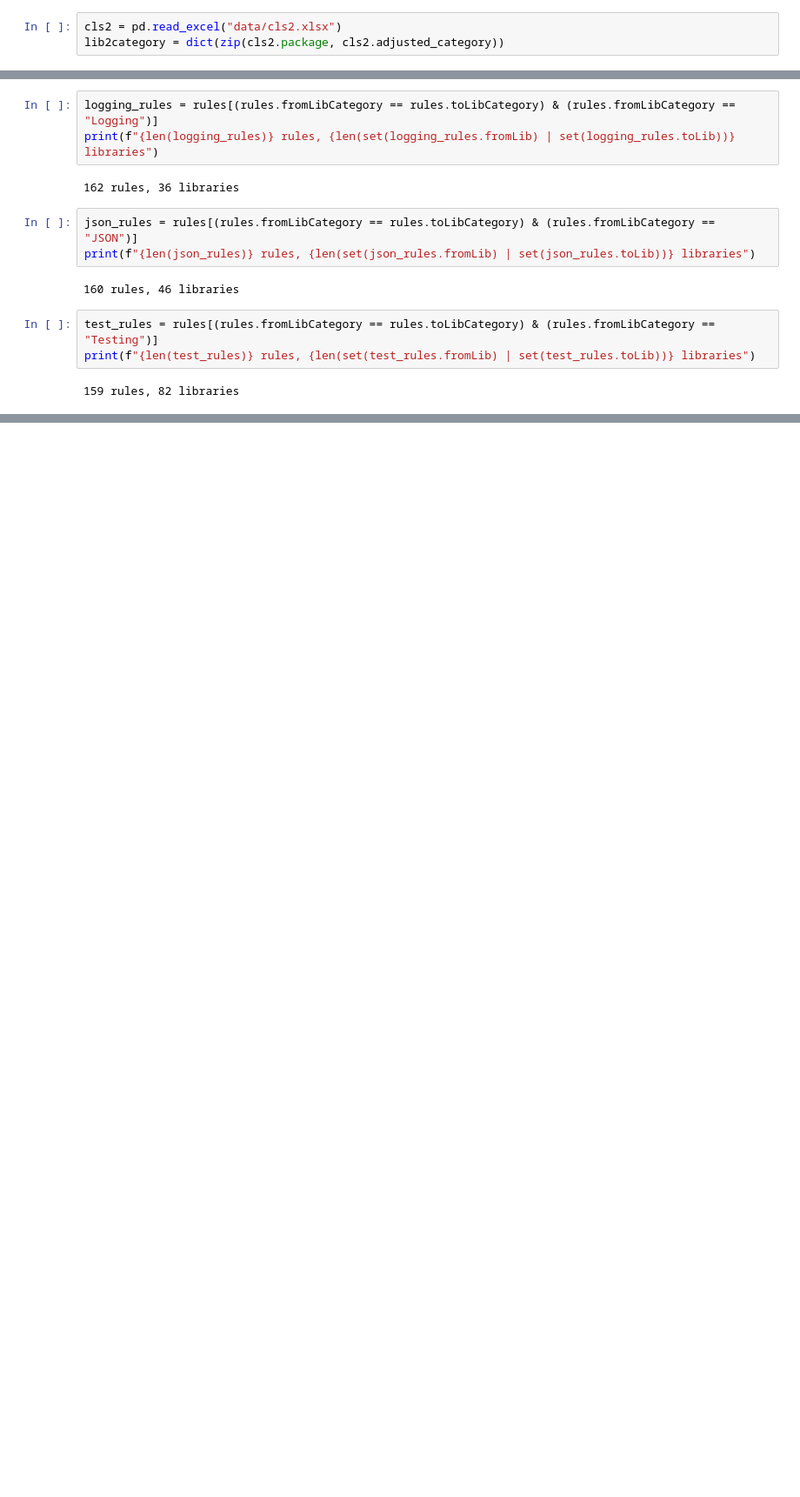
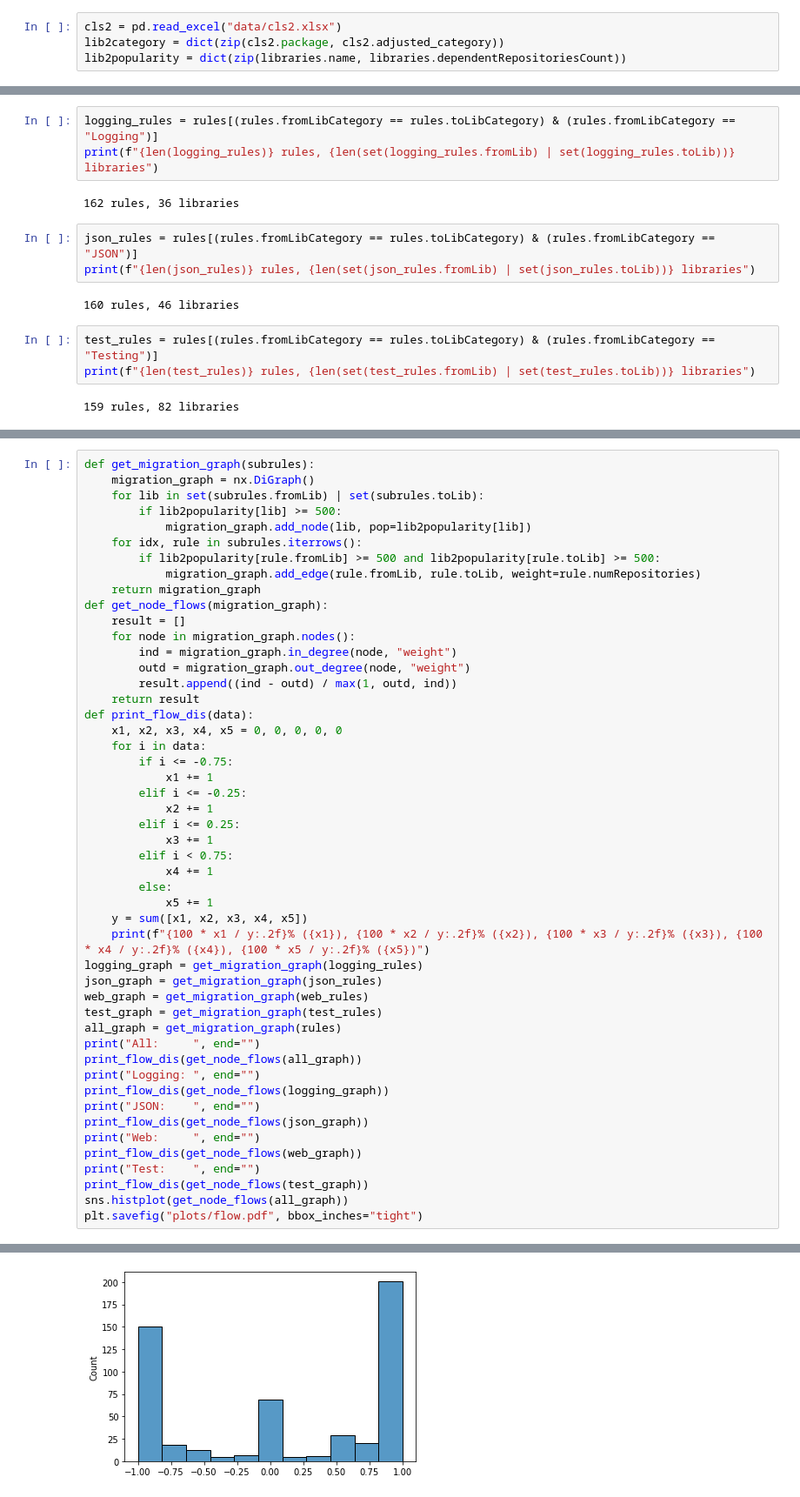
Before and after one commit to hehao98/LibraryMigration, a Jupyter notebook: plot_migrations.ipynb, the cells around one changed output, grey strips where cells are left out. Shown at 87% size. Saved outputs shown, nothing was run; the diff lists cells and outputs as text; blank space fills up the shorter version.

Commit message:
Improved migration graph

```diff
--- a/plot_migrations.ipynb
+++ b/plot_migrations.ipynb
@@ -33,6 +36,7 @@ print(f"{len(projects)} projects, {len(dep_changes)} dep changes")
 # %%
 cls2 = pd.read_excel("data/cls2.xlsx")
 lib2category = dict(zip(cls2.package, cls2.adjusted_category))
+lib2popularity = dict(zip(libraries.name, libraries.dependentRepositoriesCount))
 # %%
 rules["fromLibCategory"] = rules.fromLib.map(lambda x: lib2category[x])
 rules["toLibCategory"] = rules.toLib.map(lambda x: lib2category[x])
@@ -138,0 +102,50 @@ visualize_migration_graph(web_rules, "plots/graph-web.pdf", k=1)
+# %%
+def get_migration_graph(subrules):
+    migration_graph = nx.DiGraph()
+    for lib in set(subrules.fromLib) | set(subrules.toLib):
+        if lib2popularity[lib] >= 500:
+            migration_graph.add_node(lib, pop=lib2popularity[lib])
+    for idx, rule in subrules.iterrows():
+        if lib2popularity[rule.fromLib] >= 500 and lib2popularity[rule.toLib] >= 500:
+            migration_graph.add_edge(rule.fromLib, rule.toLib, weight=rule.numRepositories)
+    return migration_graph
+def get_node_flows(migration_graph):
+    result = []
+    for node in migration_graph.nodes():
+        ind = migration_graph.in_degree(node, "weight")
+        outd = migration_graph.out_degree(node, "weight")
+        result.append((ind - outd) / max(1, outd, ind))
+    return result
+def print_flow_dis(data):
+    x1, x2, x3, x4, x5 = 0, 0, 0, 0, 0
+    for i in data:
+        if i <= -0.75:
+            x1 += 1
+        elif i <= -0.25:
+            x2 += 1
+        elif i <= 0.25:
+            x3 += 1
+        elif i < 0.75:
+            x4 += 1
+        else:
+            x5 += 1
+    y = sum([x1, x2, x3, x4, x5])
+    print(f"{100 * x1 / y:.2f}% ({x1}), {100 * x2 / y:.2f}% ({x2}), {100 * x3 / y:.2f}% ({x3}), {100 * x4 / y:.2f}% ({x4}), {100 * x5 / y:.2f}% ({x5})")
+logging_graph = get_migration_graph(logging_rules)
+json_graph = get_migration_graph(json_rules)
+web_graph = get_migration_graph(web_rules)
+test_graph = get_migration_graph(test_rules)
+all_graph = get_migration_graph(rules)
+print("All:     ", end="")
+print_flow_dis(get_node_flows(all_graph))
+print("Logging: ", end="")
+print_flow_dis(get_node_flows(logging_graph))
+print("JSON:    ", end="")
+print_flow_dis(get_node_flows(json_graph))
+print("Web:     ", end="")
+print_flow_dis(get_node_flows(web_graph))
+print("Test:    ", end="")
+print_flow_dis(get_node_flows(test_graph))
+sns.histplot(get_node_flows(all_graph))
+plt.savefig("plots/flow.pdf", bbox_inches="tight")
+# %% [output]
@@ -138,0 +157 @@ visualize_migration_graph(web_rules, "plots/graph-web.pdf", k=1)
+[figure, added]
```
Also changed, not shown: parts of 8 cells of this notebook.
